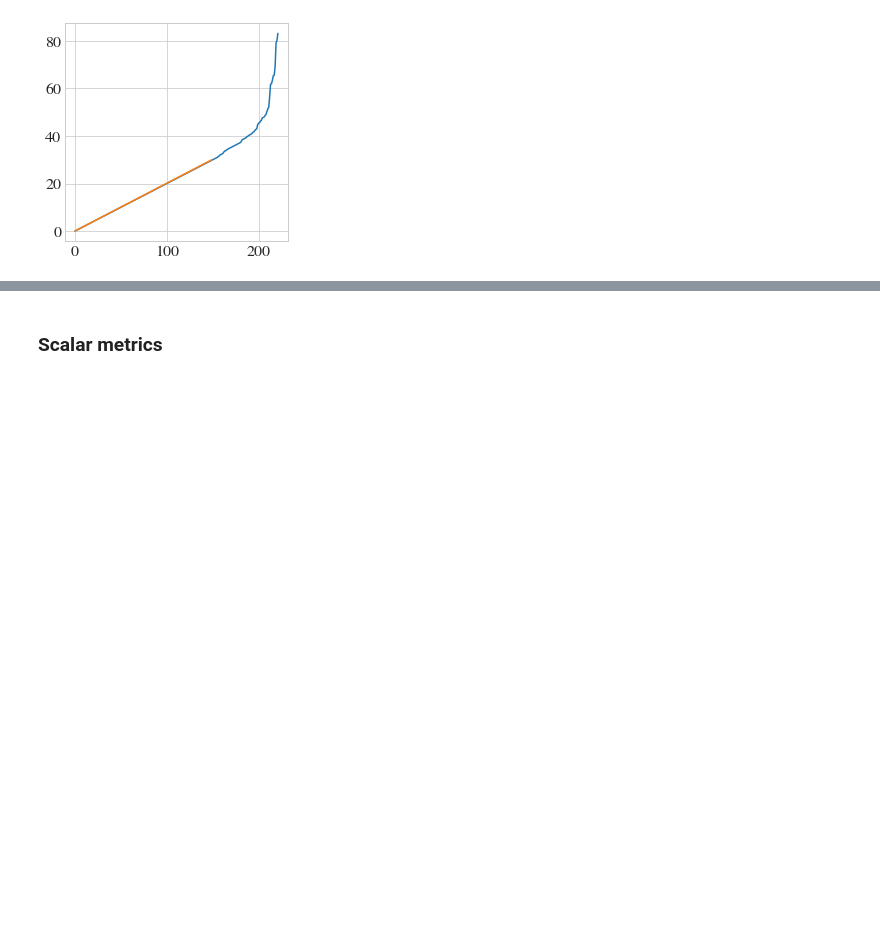
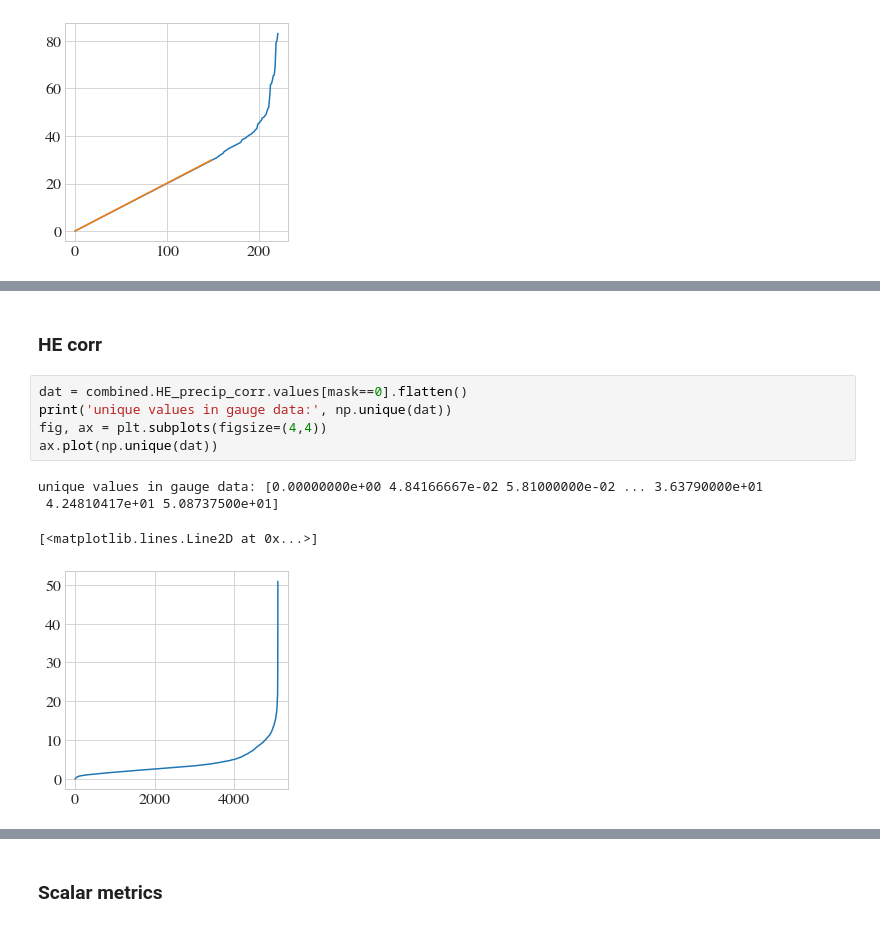
Before and after one commit to ingridingemarsson/geostat-masters-thesis, a Jupyter notebook: notebooks/compare_gauge_he_preds.ipynb, the cells around one changed output, grey strips where cells are left out. Saved outputs shown, nothing was run; the diff lists cells and outputs as text; blank space fills up the shorter version.

```diff
--- a/notebooks/compare_gauge_he_preds.ipynb
+++ b/notebooks/compare_gauge_he_preds.ipynb
@@ -191,0 +204,12 @@ ax.plot([0,149], [0,30])
+# %% [markdown]
+### HE corr
+# %%
+dat = combined.HE_precip_corr.values[mask==0].flatten()
+print('unique values in gauge data:', np.unique(dat))
+fig, ax = plt.subplots(figsize=(4,4))
+ax.plot(np.unique(dat))
+# %% [output]
+unique values in gauge data: [0.00000000e+00 4.84166667e-02 5.81000000e-02 ... 3.63790000e+01
+ 4.24810417e+01 5.08737500e+01]
+[<matplotlib.lines.Line2D at 0x...>]
+[figure, added]
```
Also changed, not shown: parts of 11 cells of this notebook, 10 other files.
